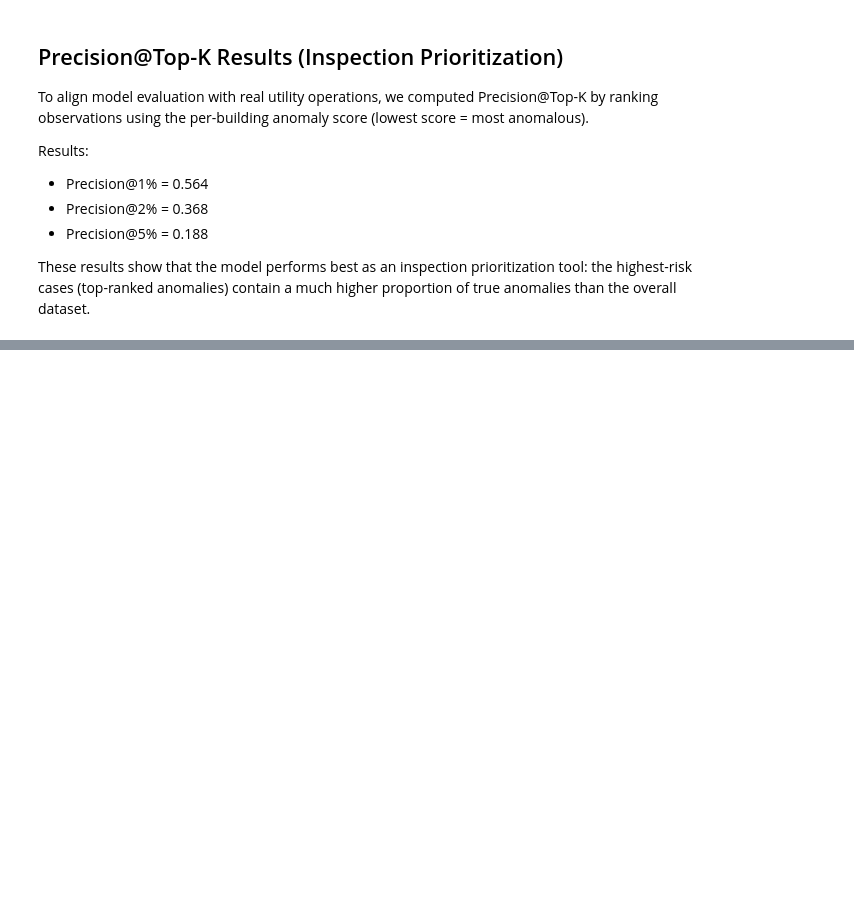
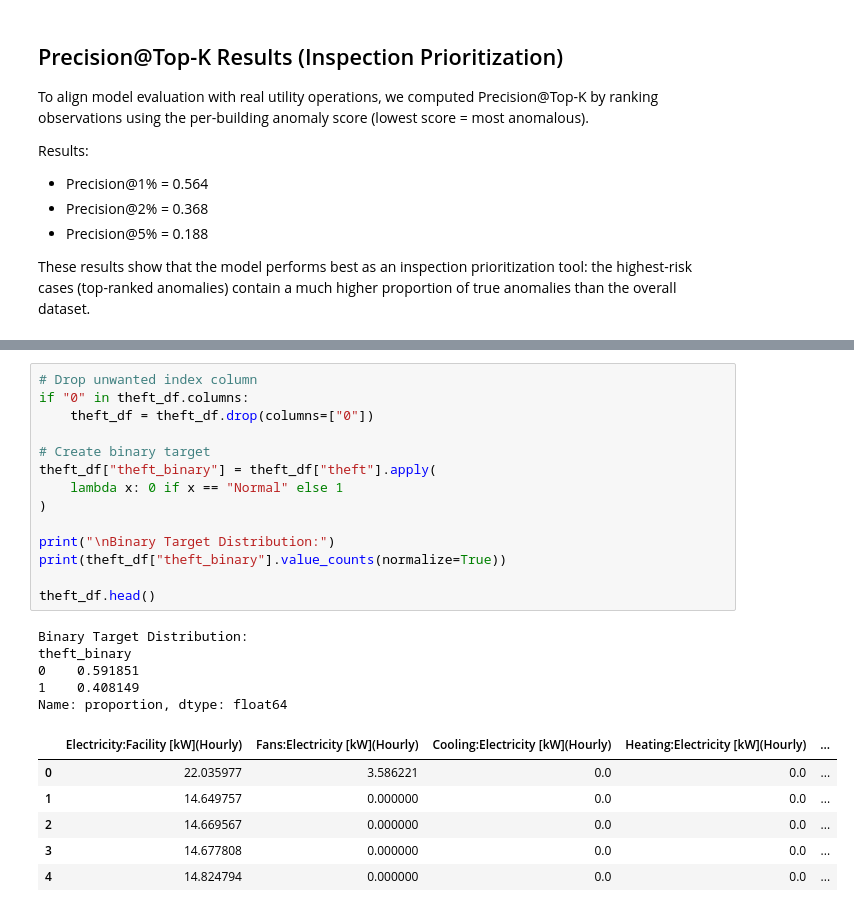
Before and after one commit to Vincent-Muteti/Energy-Anomaly-Power-Theft-Detection-System-, a Jupyter notebook: group5.ipynb, the cells around one changed output, grey strips where cells are left out. Drawn from its saved outputs; the diff is of its cells as text; blank space fills up the shorter version.

```diff
--- a/group5.ipynb
+++ b/group5.ipynb
@@ -690,0 +755,26 @@ These results show that the model performs best as an inspection prioritization
+# %%
+# Drop unwanted index column
+if "0" in theft_df.columns:
+    theft_df = theft_df.drop(columns=["0"])
+
+# Create binary target
+theft_df["theft_binary"] = theft_df["theft"].apply(
+    lambda x: 0 if x == "Normal" else 1
+)
+
+print("\nBinary Target Distribution:")
+print(theft_df["theft_binary"].value_counts(normalize=True))
+
+theft_df.head()
+# %% [output]
+Binary Target Distribution:
+theft_binary
+0    0.591851
+1    0.408149
+Name: proportion, dtype: float64
+|  | Electricity:Facility [kW](Hourly) | Fans:Electricity [kW](Hourly) | Cooling:Electricity [kW](Hourly) | Heating:Electricity [kW](Hourly) | ... |
+| 0 | 22.035977 | 3.586221 | 0.0 | 0.0 | ... |
+| 1 | 14.649757 | 0.000000 | 0.0 | 0.0 | ... |
+| 2 | 14.669567 | 0.000000 | 0.0 | 0.0 | ... |
+| 3 | 14.677808 | 0.000000 | 0.0 | 0.0 | ... |
+| 4 | 14.824794 | 0.000000 | 0.0 | 0.0 | ... |
```
Also changed, not shown: parts of 9 cells of this notebook.
